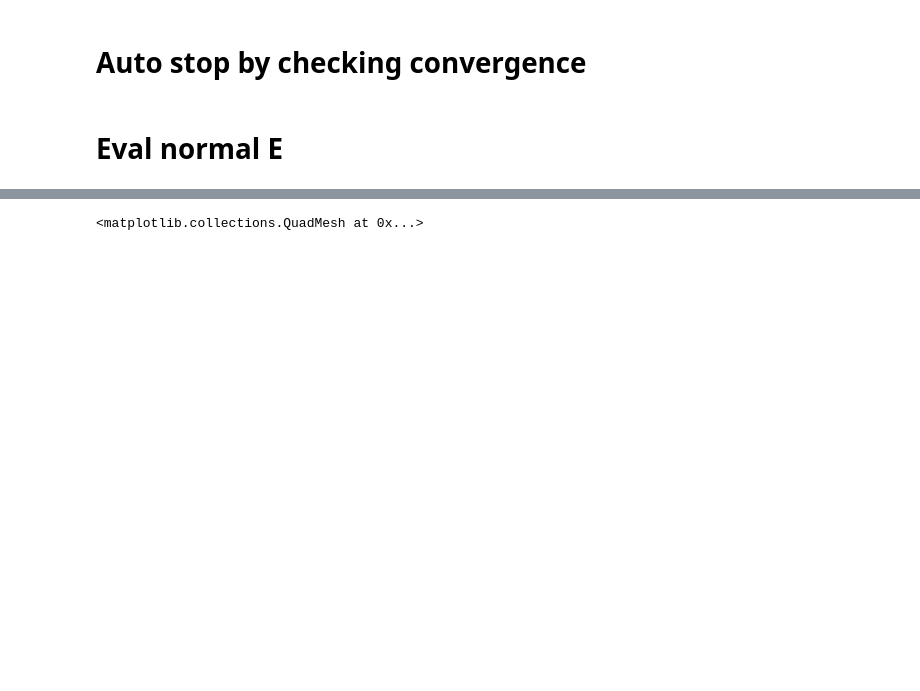
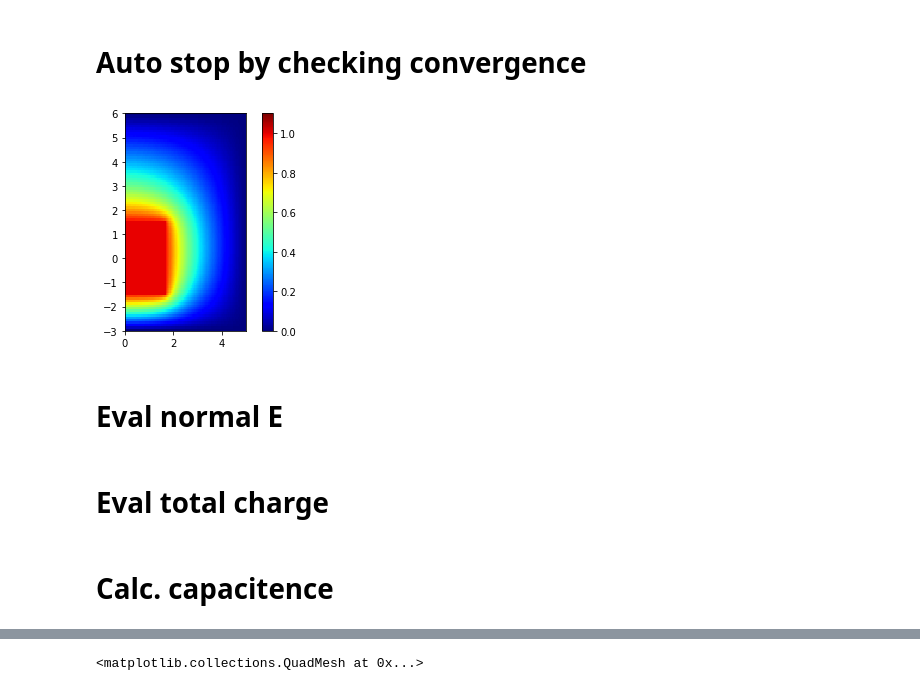
Before and after one commit to jam31118/2019-fall-em, a Jupyter notebook: laplace-cylindrical/single-cylinder/cylinder-on-grid.ipynb, the cells around one changed output, grey strips where cells are left out. Drawn from its saved outputs; the diff is of its cells as text; code cells hidden in the pictures; blank space fills up the shorter version.

```diff
--- a/laplace-cylindrical/single-cylinder/cylinder-on-grid.ipynb
+++ b/laplace-cylindrical/single-cylinder/cylinder-on-grid.ipynb
@@ -120,3 +161,9 @@ for _ in range(1000):
+# %%
+fig, ax = plt.subplots()
+img = ax.imshow(V.V.transpose(), origin='lower', extent=(rho_min,rho_max,z_min,z_max), cmap='jet', vmax=1.1)
+cb = fig.colorbar(img, ax=ax)
+# %% [output]
+[figure, added]
 # %% [markdown]
 # Eval normal E
 # %%
@@ -124,3 +171,5 @@ epsil0 = 1.0 / (4*pi)
 s1_sigma = np.array([epsil0 * -(V[rho_ind, z_ind+1] - V[rho_ind,z_ind]) / delta_z for (rho_ind, z_ind) in s1_ind])
 s2_sigma = np.array([epsil0 * -(V[rho_ind+1, z_ind] - V[rho_ind,z_ind]) / delta_rho for (rho_ind, z_ind) in s2_ind])
 s3_sigma = np.array([epsil0 * (V[rho_ind, z_ind] - V[rho_ind,z_ind-1]) / delta_z for (rho_ind, z_ind) in s3_ind])
+# %% [markdown]
+# Eval total charge
@@ -126,0 +189,2 @@ s3_sigma = np.array([epsil0 * (V[rho_ind, z_ind] - V[rho_ind,z_ind-1]) / delta_z
+# %% [markdown]
+# Calc. capacitence
```
Also changed, not shown: parts of 12 cells of this notebook.
